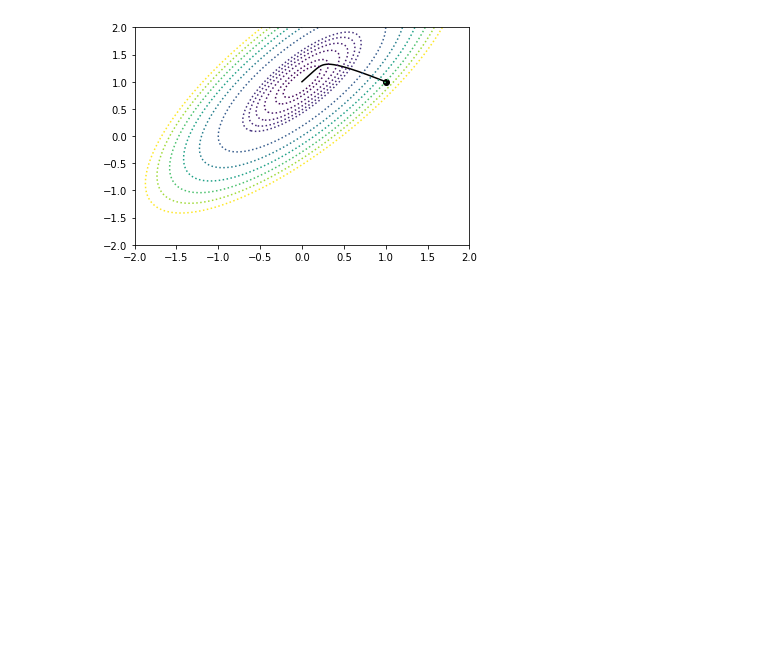
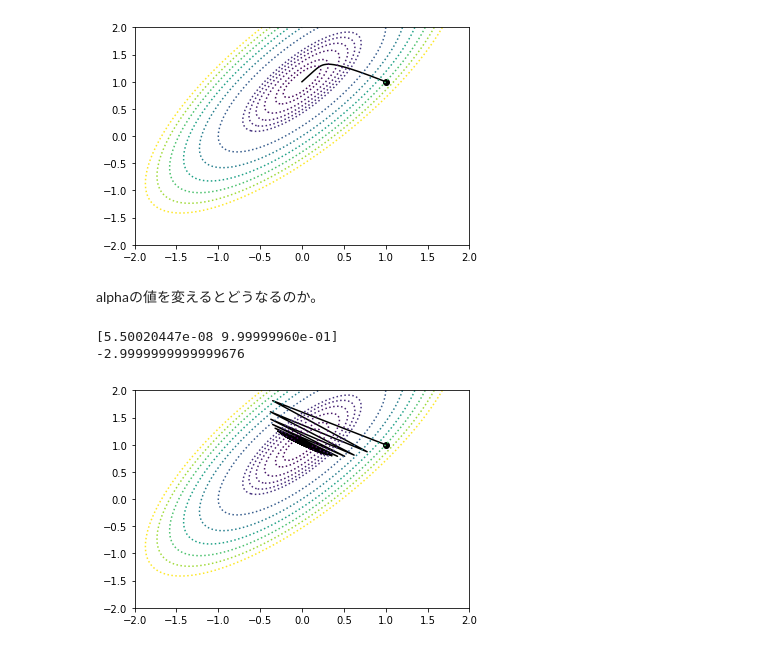
Before and after one commit to hgssnk/python_practice, a Jupyter notebook: 04_optimize.ipynb, the cells around one changed output. Cells and saved outputs as stored; diff of their text form; code cells hidden in the pictures; blank space fills up the shorter version.

```diff
--- a/04_optimize.ipynb
+++ b/04_optimize.ipynb
@@ -134,3 +134,47 @@ plt.show()
 [3.45722846e-07 1.00000048e+00]
 -2.9999999999997073
 [figure]
+# %% [markdown]
+alphaの値を変えるとどうなるのか。
+# %%
+# 関数を定義
+def f(xx):
+    x = xx[0]
+    y = xx[1]
+    return 5 * x**2 - 6 * x * y + 3 * y**2 + 6 * x - 6 * y
+
+# 導関数
+def df(xx):
+    x = xx[0]
+    y = xx[1]
+    return np.array([10 * x - 6 * y + 6, -6 * x + 6 * y - 6])
+
+# 勾配降下法を実行
+gradiantDescent = GradientDescent(f, df, 0.135)
+init_x = np.array([1, 1])
+gradiantDescent.set_solve(init_x)
+
+# 結果確認
+print(gradiantDescent.x_)
+print(gradiantDescent.opt_)
+
+# 初期値プロット
+plt.scatter(init_x[0], init_x[1], color="k", marker="o")
+
+# historyプロット
+plt.plot(gradiantDescent.history_[:, 0], gradiantDescent.history_[:, 1], color="k")
+
+# 等高線プロット
+x = np.linspace(-2, 2, 300)
+y = np.linspace(-2, 2, 300)
+xmesh, ymesh = np.meshgrid(x, y) # x, yの格子を作成。(x,y)を(xmesh[x,y], ymesh[x,y])とかで表せる
+xx = np.r_[xmesh.reshape(1, -1), ymesh.reshape(1, -1)] # 行を取り出して結合
+plt.contour(x, y, f(xx).reshape(xmesh.shape),
+            levels=[-3, -2.9, -2.8, -2.6, -2.4, -2.2, -2, -1, 0, 1, 2, 3, 4],
+            linestyles="dotted") # 等高線
+
+plt.show()
+# %% [output]
+[5.50020447e-08 9.99999960e-01]
+-2.9999999999999676
+[figure, added]
```
Also changed, not shown: parts of 2 cells of this notebook.
